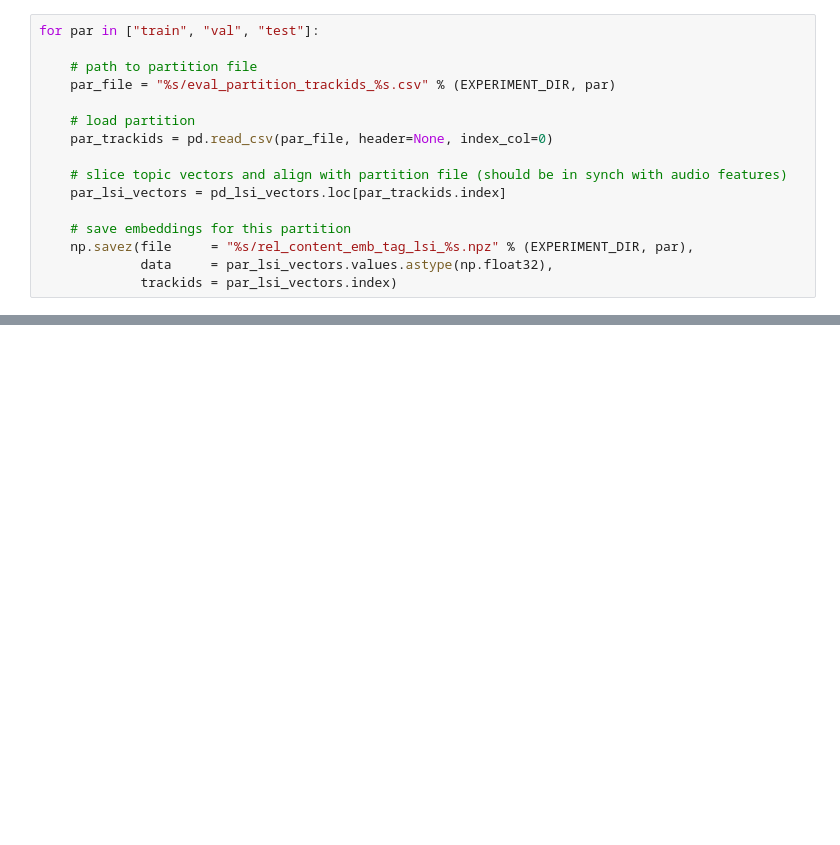
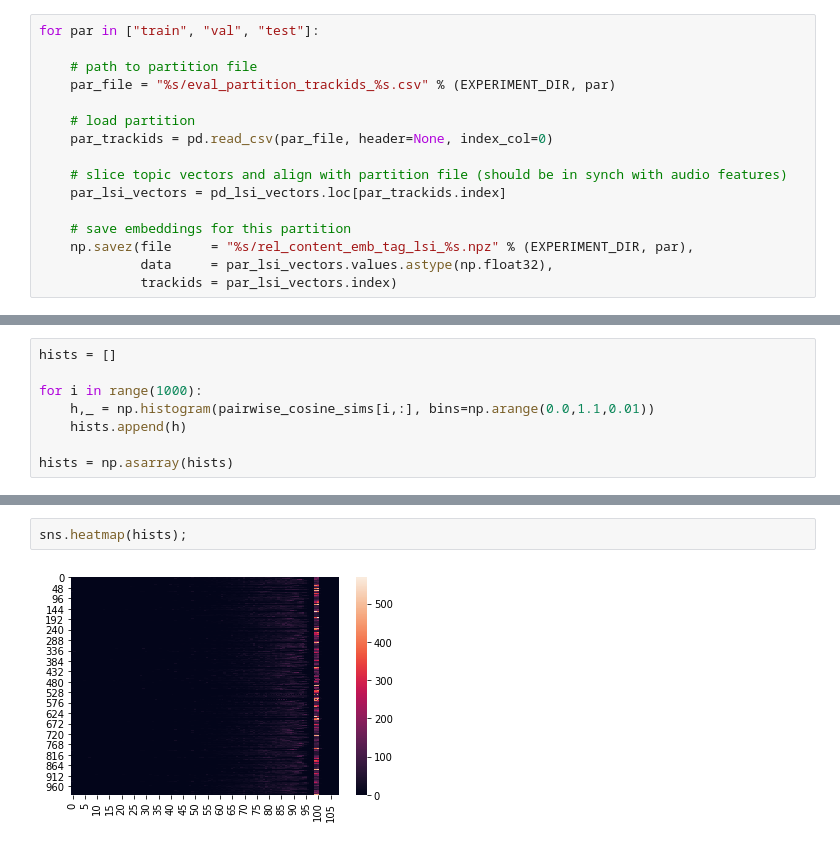
Before and after one commit to slychief/music_representation_from_text_and_labels, a Jupyter notebook: 6a_Related_content_Embeddings_Topic_Modelling.ipynb, the cells around one changed output, grey strips where cells are left out. Saved outputs shown, nothing was run; the diff lists cells and outputs as text; blank space fills up the shorter version.

```diff
--- a/6a_Related_content_Embeddings_Topic_Modelling.ipynb
+++ b/6a_Related_content_Embeddings_Topic_Modelling.ipynb
@@ -130,0 +157,8 @@ for par in ["train", "val", "test"]:
+# %%
+hists = []
+
+for i in range(1000):
+    h,_ = np.histogram(pairwise_cosine_sims[i,:], bins=np.arange(0.0,1.1,0.01))
+    hists.append(h)
+
+hists = np.asarray(hists)
@@ -130,0 +169,4 @@ for par in ["train", "val", "test"]:
+# %%
+sns.heatmap(hists);
+# %% [output]
+[figure, added]
```
Also changed, not shown: parts of 21 cells of this notebook, 5 other files.
